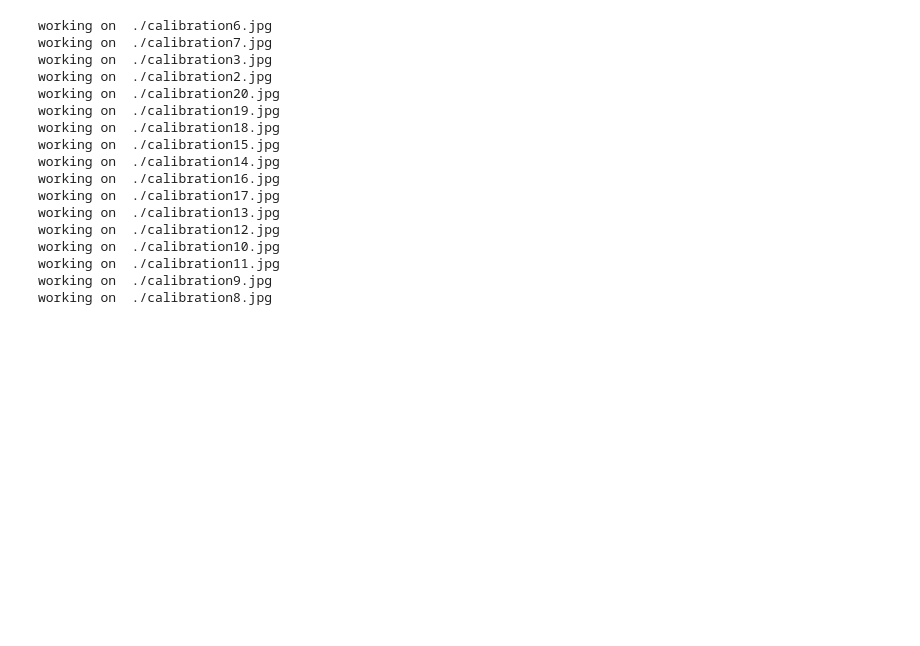
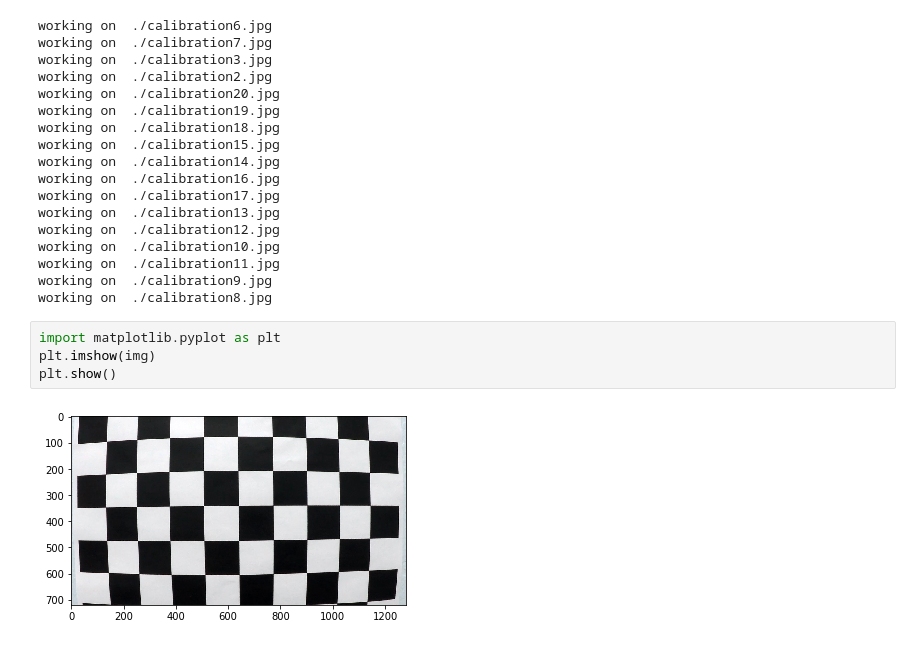
Before and after one commit to clockworks/nd-carnd-advanced-lane-lines-p4, a Jupyter notebook: camera_cal/cam_cal.ipynb, the cells around one changed output. Saved outputs shown, nothing was run; the diff lists cells and outputs as text; blank space fills up the shorter version.

Commit message:
undistort and show the image

```diff
--- a/camera_cal/cam_cal.ipynb
+++ b/camera_cal/cam_cal.ipynb
@@ -66,3 +66,9 @@ working on  ./calibration10.jpg
 working on  ./calibration11.jpg
 working on  ./calibration9.jpg
 working on  ./calibration8.jpg
+# %%
+import matplotlib.pyplot as plt
+plt.imshow(img)
+plt.show()
+# %% [output]
+[figure, added]
```
Also changed, not shown: parts of 1 cell of this notebook.
